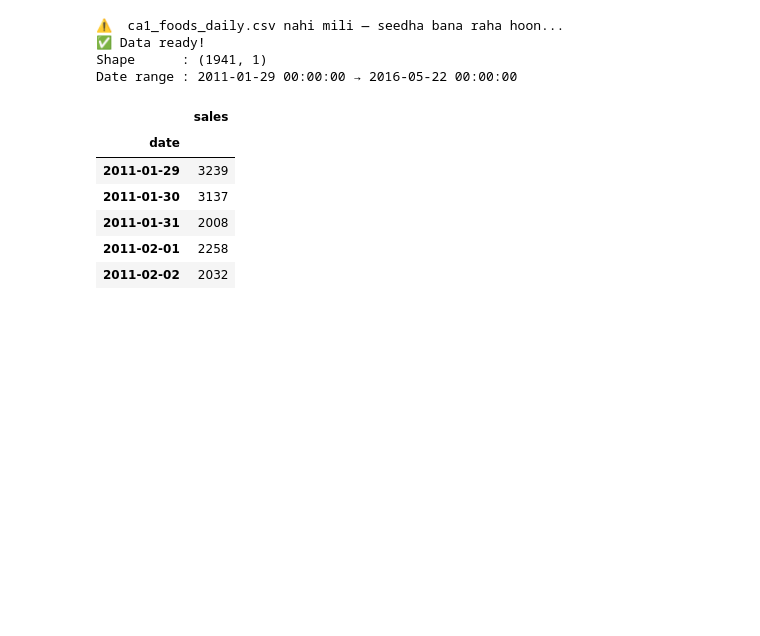
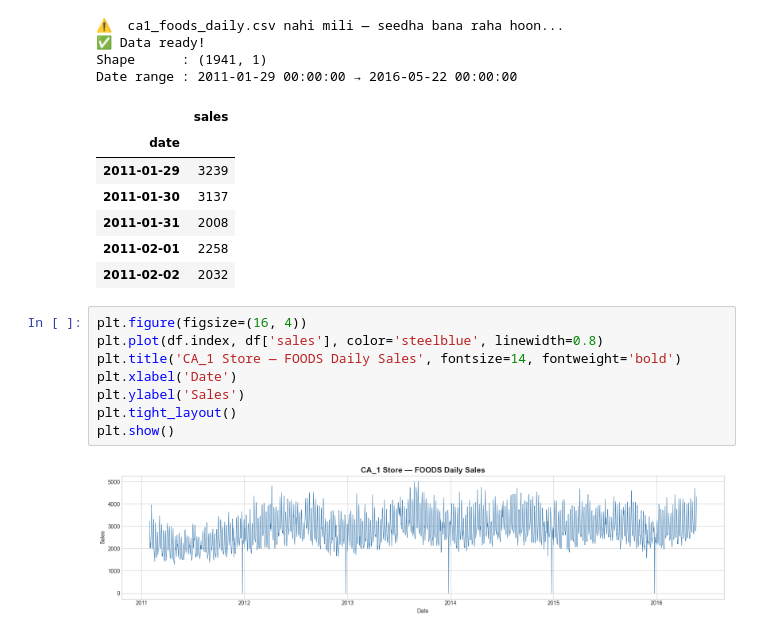
Before and after one commit to chashak20/demand-forecasting-project, a Jupyter notebook: Untitled.ipynb, the cells around one changed output. Saved outputs shown, nothing was run; the diff lists cells and outputs as text; blank space fills up the shorter version.

Commit message:
Plooting of Daily sales of CA_1 store and Stationary check by using ARIMA

```diff
--- a/Untitled.ipynb
+++ b/Untitled.ipynb
@@ -300,3 +300,13 @@ Date range : 2011-01-29 00:00:00 → 2016-05-22 00:00:00
 | 2011-01-31 | 2008 |
 | 2011-02-01 | 2258 |
 | 2011-02-02 | 2032 |
+# %%
+plt.figure(figsize=(16, 4))
+plt.plot(df.index, df['sales'], color='steelblue', linewidth=0.8)
+plt.title('CA_1 Store — FOODS Daily Sales', fontsize=14, fontweight='bold')
+plt.xlabel('Date')
+plt.ylabel('Sales')
+plt.tight_layout()
+plt.show()
+# %% [output]
+[figure, added]
```
Also changed, not shown: parts of 1 cell of this notebook.
